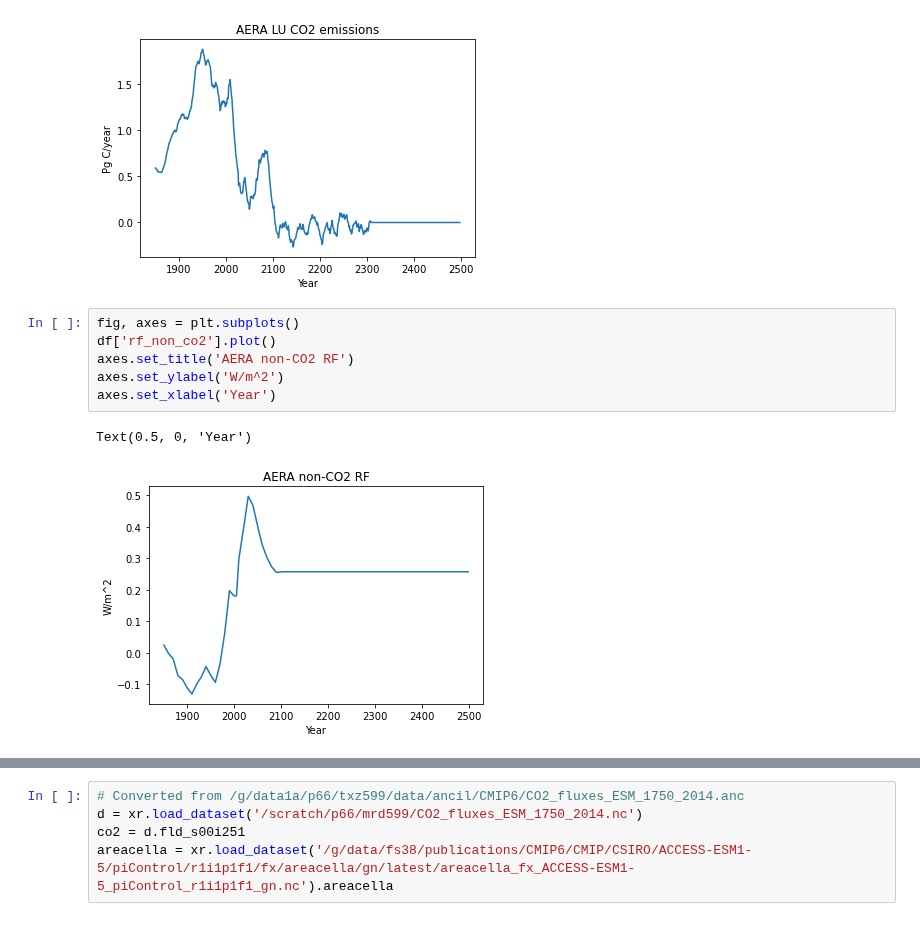
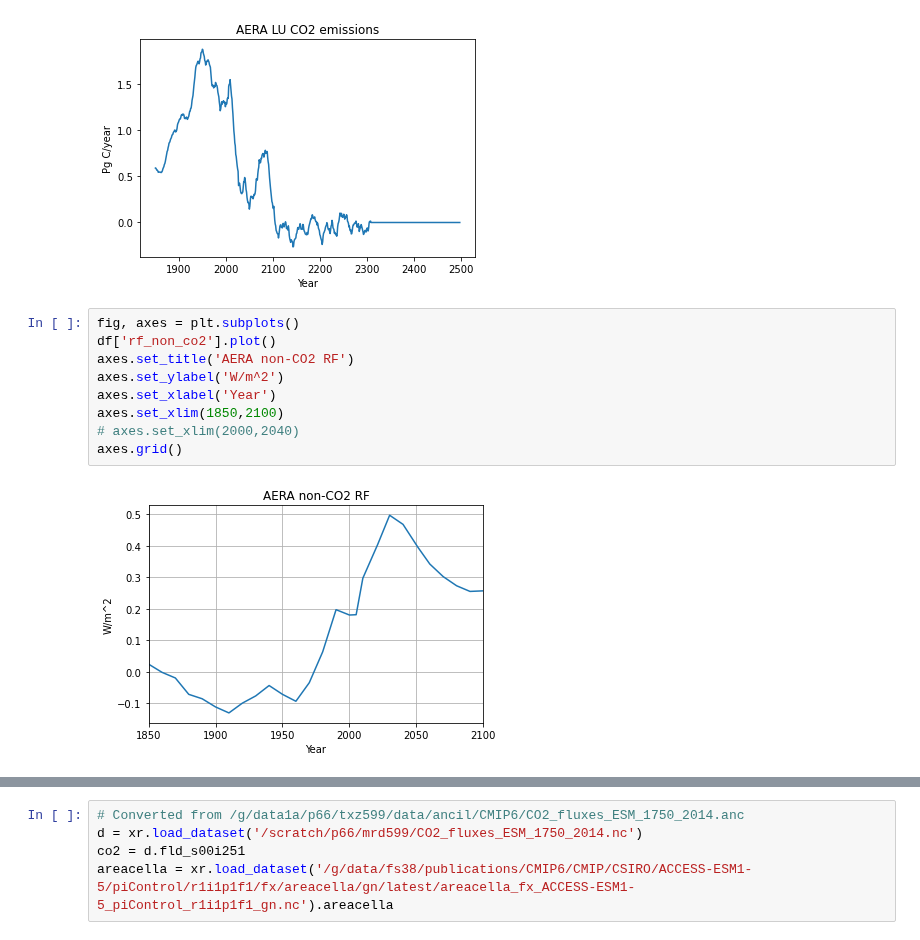
Before and after one commit to ACCESS-NRI/access-esm1.5-configs, a Jupyter notebook: code/AERA_setup.ipynb, the cells around one changed output, grey strips where cells are left out. Cells and saved outputs as stored; diff of their text form.

```diff
--- a/code/AERA_setup.ipynb
+++ b/code/AERA_setup.ipynb
@@ -50,9 +49,11 @@ Text(0.5, 0, 'Year')
 # %%
 fig, axes = plt.subplots()
 df['rf_non_co2'].plot()
 axes.set_title('AERA non-CO2 RF')
 axes.set_ylabel('W/m^2')
 axes.set_xlabel('Year')
+axes.set_xlim(1850,2100)
+# axes.set_xlim(2000,2040)
+axes.grid()
 # %% [output]
-Text(0.5, 0, 'Year')
-[figure, old version]
+[figure, new version]
```
Also changed, not shown: parts of 3 cells of this notebook, 22 other files.
